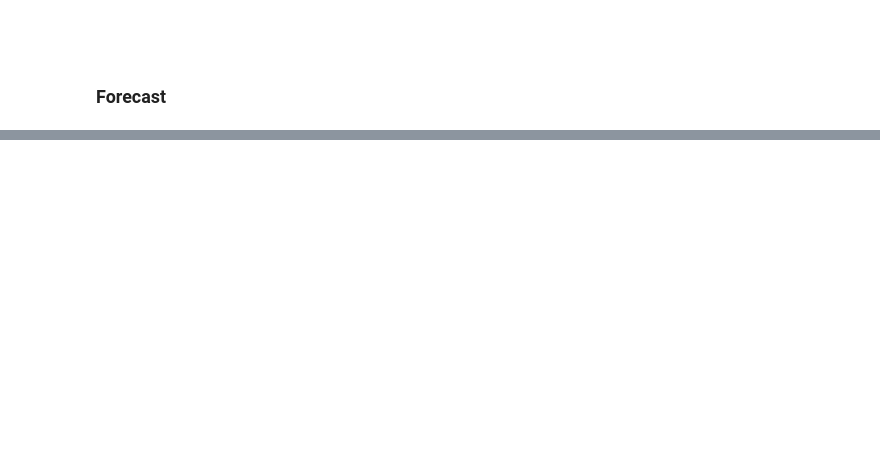
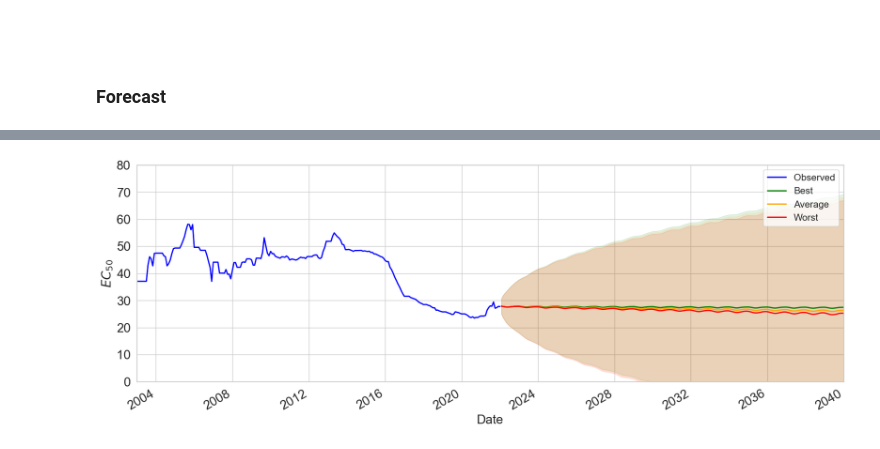
Before and after one commit to scatenag/climate_change_on_sea_urchins, a Jupyter notebook: analysis.ipynb, the cells around one changed output, grey strips where cells are left out. Cells and saved outputs as stored; diff of their text form; code cells hidden in the pictures; blank space fills up the shorter version.

```diff
--- a/analysis.ipynb
+++ b/analysis.ipynb
@@ -473,0 +1237,10 @@ test_stationary(df, "Salinity_diff")
+# %%
+
+###BAD
+bad = model.forecast(horizon, level=(80, 95), X_df=scenario_bad.set_index('unique_id'))
+good= model.forecast(horizon, level=(80, 95), X_df=scenario_good.set_index('unique_id'))
+mean = model.forecast(horizon, level=(80, 95), X_df=scenario_mean.set_index('unique_id'))
+
+plot_with_int_all(good, "Best",mean, "Average",bad, "Worst", "EC50", "$EC_{50}$","Observed")
+# %% [output]
+[figure, added]
```
Also changed, not shown: parts of 27 cells of this notebook, 9 other files.
